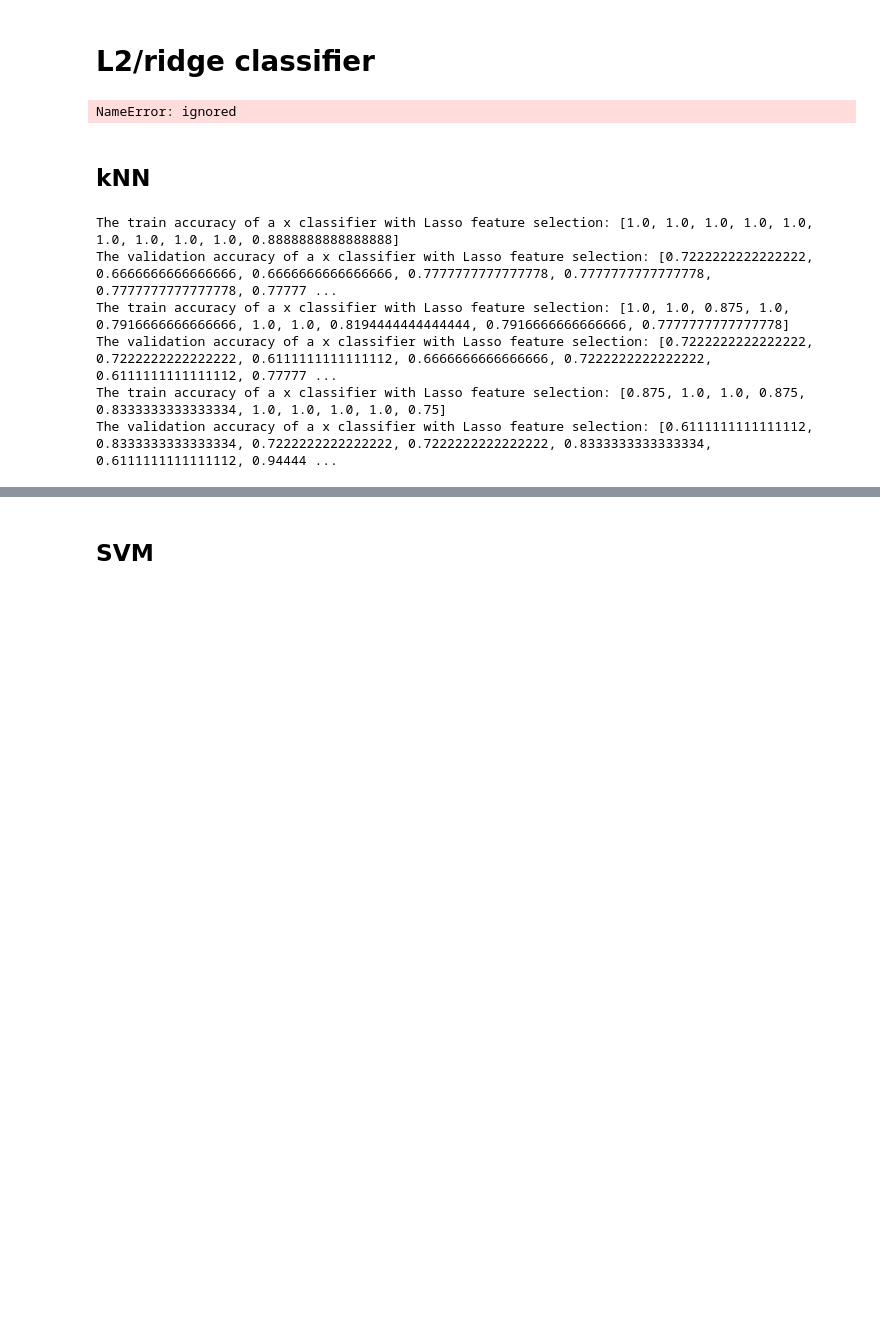
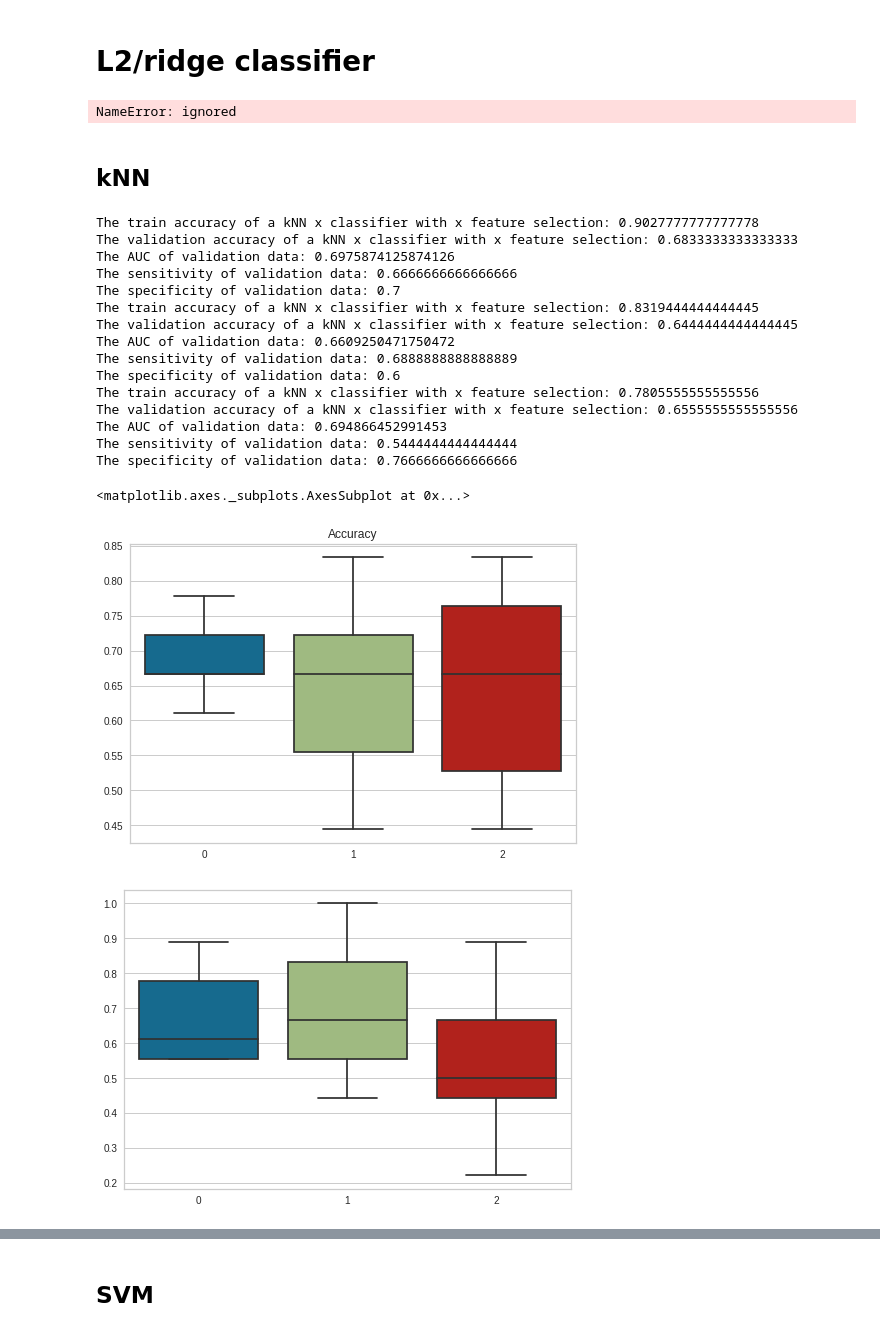
Before and after one commit to maritverboom/TM10007_PROJECT, a Jupyter notebook: assignment.ipynb, the cells around one changed output, grey strips where cells are left out. Drawn from its saved outputs; the diff is of its cells as text; code cells hidden in the pictures; blank space fills up the shorter version.

Commit message:
Added calculating for mean accuracy (outer+inner cv)

```diff
--- a/assignment.ipynb
+++ b/assignment.ipynb
@@ -393,6 +417,7 @@ NameError: ignored
 ## kNN
 # %%
 def knn_classifier(leaf_size, p, n_neigbors, weights, data_train, data_test, label_train, label_test):
+
     """
     Function for kNN training and testing
 
@@ -403,7 +428,7 @@ def knn_classifier(leaf_size, p, n_neigbors, weights, data_train, data_test, lab
 
     Output is two lists with the predicted class of the train- and testdata
     """
-    knn = neighbors.KNeighborsClassifier(leaf_size = leaf_size, weights = weights, n_neighbors = n_neigbors, p = p)
+    knn = neighbors.KNeighborsClassifier(n_neighbors = n_neigbors)
     knn.fit(data_train, label_train)
     label_train_knn = knn.predict(data_train)
     label_test_knn = knn.predict(data_test)
@@ -436,39 +461,92 @@ selectoruni = SelectPercentile(f_classif, percentile=20)
 selectorpca = PCA(n_components = 20)
 selectors = [selectorlasso, selectoruni, selectorpca]
 
+score_train_box = []
+score_val_box = []
+sens_val_box = []
+spec_val_box = []
+
 for selector in selectors:
     score_train_selector = []
     score_val_selector = []
+    sens_val_selector = []
+    spec_val_selector = []
+    auc_val_selector = []
     for train_index, val_index in sss.split(data_train_scaled, stage_train):
         stage_train_k = np.array(stage_train)
 
         split_X_train = data_train_scaled.loc[train_index]
         split_y_train = stage_train_k[train_index]
         split_X_val = data_train_scaled.loc[val_index]
         split_y_val = stage_train_k[val_index]
 
         selector.fit(split_X_train, split_y_train)
         split_X_train = selector.transform(split_X_train)
         split_X_val = selector.transform(split_X_val)
 
         best_model = clf_tune_knn.fit(split_X_train, split_y_train)
         leaf_size_best = best_model.best_estimator_.get_params()['leaf_size']
         p_best = best_model.best_estimator_.get_params()['p']
         n_n_best = best_model.best_estimator_.get_params()['n_neighbors']
         weights_best = best_model.best_estimator_.get_params()['weights']
 
         score_train, score_val, label_train, label_val = knn_classifier(leaf_size_best,
                         p_best, n_n_best, weights_best, split_X_train, split_X_val, split_y_train, split_y_val)
 
+        conf = confusion_matrix(split_y_val, label_val)
+        sens_val = conf[0, 0]/(conf[0, 0]+conf[0, 1])
+        spec_val = conf[1, 1]/(conf[1, 0]+conf[1, 1])
+
+        auc_val=metrics.roc_auc_score(label_val, split_y_val)
+
         score_train_selector.append(score_train)
         score_val_selector.append(score_val)
+        sens_val_selector.append(sens_val)
+        spec_val_selector.append(spec_val)
+        auc_val_selector.append(auc_val)
 
-    print(f'The train accuracy of a x classifier with Lasso feature selection: {score_train_selector}')
-    print(f'The validation accuracy of a x classifier with Lasso feature selection: {score_val_selector}')
+        mean_train = mean(score_train_selector)
+        mean_val = mean(score_val_selector)
+        mean_sens = mean(sens_val_selector)
+        mean_spec = mean(spec_val_selector)
+        mean_auc=mean(auc_val_selector)
+
+    score_train_box.append(score_train_selector)
+    score_val_box.append(score_val_selector)
+    sens_val_box.append(sens_val_selector)
+    spec_val_box.append(spec_val_selector)
+
+
+    print(f'The train accuracy of a kNN x classifier with x feature selection: {mean_train}')
+    print(f'The validation accuracy of a kNN x classifier with x feature selection: {mean_val}')
+    print(f'The AUC of validation data: {mean_auc}')
+    print(f'The sensitivity of validation data: {mean_sens}')
+    print(f'The specificity of validation data: {mean_spec}')
+
+plt.figure(1)
+sns.boxplot(data=score_val_box).set_title('Accuracy')
+
+plt.figure(2)
+sns.boxplot(data=sens_val_box)
+
+plt.figure(3)
+sns.boxplot(data=spec_val_box)
 # %% [output]
-The train accuracy of a x classifier with Lasso feature selection: [1.0, 1.0, 1.0, 1.0, 1.0, 1.0, 1.0, 1.0, 1.0, 0.8888888888888888]
-The validation accuracy of a x classifier with Lasso feature selection: [0.7222222222222222, 0.6666666666666666, 0.6666666666666666, 0.7777777777777778, 0.7777777777777778, 0.7777777777777778, 0.77777 ...
-The train accuracy of a x classifier with Lasso feature selection: [1.0, 1.0, 0.875, 1.0, 0.7916666666666666, 1.0, 1.0, 0.8194444444444444, 0.7916666666666666, 0.7777777777777778]
-The validation accuracy of a x classifier with Lasso feature selection: [0.7222222222222222, 0.7222222222222222, 0.6111111111111112, 0.6666666666666666, 0.7222222222222222, 0.6111111111111112, 0.77777 ...
-The train accuracy of a x classifier with Lasso feature selection: [0.875, 1.0, 1.0, 0.875, 0.8333333333333334, 1.0, 1.0, 1.0, 1.0, 0.75]
-The validation accuracy of a x classifier with Lasso feature selection: [0.6111111111111112, 0.8333333333333334, 0.7222222222222222, 0.7222222222222222, 0.8333333333333334, 0.6111111111111112, 0.94444 ...
+The train accuracy of a kNN x classifier with x feature selection: 0.9027777777777778
+The validation accuracy of a kNN x classifier with x feature selection: 0.6833333333333333
+The AUC of validation data: 0.6975874125874126
+The sensitivity of validation data: 0.6666666666666666
+The specificity of validation data: 0.7
+The train accuracy of a kNN x classifier with x feature selection: 0.8319444444444445
+The validation accuracy of a kNN x classifier with x feature selection: 0.6444444444444445
+The AUC of validation data: 0.6609250471750472
+The sensitivity of validation data: 0.6888888888888889
+The specificity of validation data: 0.6
+The train accuracy of a kNN x classifier with x feature selection: 0.7805555555555556
+The validation accuracy of a kNN x classifier with x feature selection: 0.6555555555555556
+The AUC of validation data: 0.694866452991453
+The sensitivity of validation data: 0.5444444444444444
+The specificity of validation data: 0.7666666666666666
+<matplotlib.axes._subplots.AxesSubplot at 0x...>
+[figure, added]
+[figure, added]
```
Also changed, not shown: parts of 30 cells of this notebook.
